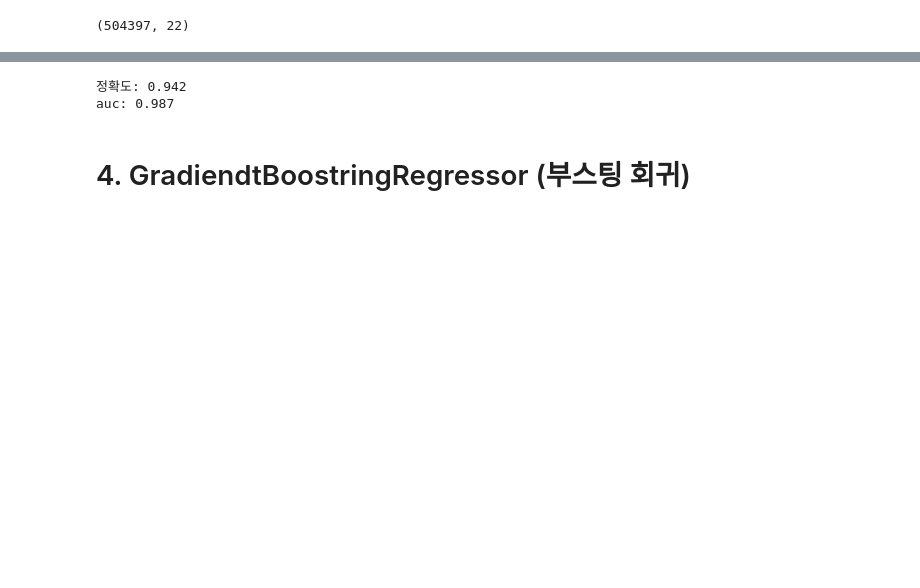
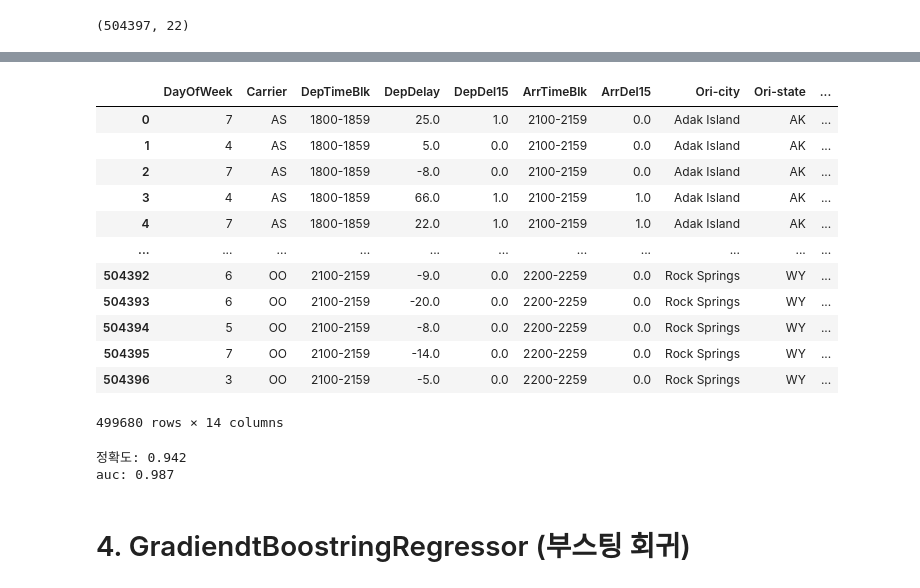
Before and after one commit to Ropung/data-analysis, a Jupyter notebook: 12. Ensemble - Voting, Boostring/실습.ipynb, the cells around one changed output, grey strips where cells are left out. Drawn from its saved outputs; the diff is of its cells as text; code cells hidden in the pictures; blank space fills up the shorter version.

```diff
--- a/12. Ensemble - Voting, Boostring/실습.ipynb
+++ b/12. Ensemble - Voting, Boostring/실습.ipynb
@@ -137,0 +100,4 @@ GradientBoostingClassifier(random_state=0)
+# %%
+flight_outer = flight_outer[['DayOfWeek', 'Carrier', 'DepTimeBlk', 'DepDelay', 'DepDel15', 'ArrTimeBlk', 'ArrDel15',
+'Ori-city', 'Ori-state', 'Ori-airport', 'Dest-city', 'Dest-state', 'Dest-airport', 'ArrDelay']]
+flight_outer.head()
@@ -138,3 +111,20 @@ GradientBoostingClassifier(random_state=0)
+# %%
+flight_outer = flight_outer.dropna()
+flight_outer
+# %% [output]
+|  | DayOfWeek | Carrier | DepTimeBlk | DepDelay | DepDel15 | ArrTimeBlk | ArrDel15 | Ori-city | Ori-state | ... |
+| 0 | 7 | AS | 1800-1859 | 25.0 | 1.0 | 2100-2159 | 0.0 | Adak Island | AK | ... |
+| 1 | 4 | AS | 1800-1859 | 5.0 | 0.0 | 2100-2159 | 0.0 | Adak Island | AK | ... |
+| 2 | 7 | AS | 1800-1859 | -8.0 | 0.0 | 2100-2159 | 0.0 | Adak Island | AK | ... |
+| 3 | 4 | AS | 1800-1859 | 66.0 | 1.0 | 2100-2159 | 1.0 | Adak Island | AK | ... |
+| 4 | 7 | AS | 1800-1859 | 22.0 | 1.0 | 2100-2159 | 1.0 | Adak Island | AK | ... |
+| ... | ... | ... | ... | ... | ... | ... | ... | ... | ... | ... |
+| 504392 | 6 | OO | 2100-2159 | -9.0 | 0.0 | 2200-2259 | 0.0 | Rock Springs | WY | ... |
+| 504393 | 6 | OO | 2100-2159 | -20.0 | 0.0 | 2200-2259 | 0.0 | Rock Springs | WY | ... |
+| 504394 | 5 | OO | 2100-2159 | -8.0 | 0.0 | 2200-2259 | 0.0 | Rock Springs | WY | ... |
+| 504395 | 7 | OO | 2100-2159 | -14.0 | 0.0 | 2200-2259 | 0.0 | Rock Springs | WY | ... |
+| 504396 | 3 | OO | 2100-2159 | -5.0 | 0.0 | 2200-2259 | 0.0 | Rock Springs | WY | ... |
+499680 rows × 14 columns
 # %%
 y_hat = gb_c.predict(X_test)
 print(f'정확도: {metrics.accuracy_score(y_test,y_hat):.3f}')
```
Also changed, not shown: parts of 34 cells of this notebook, 7 other files.
